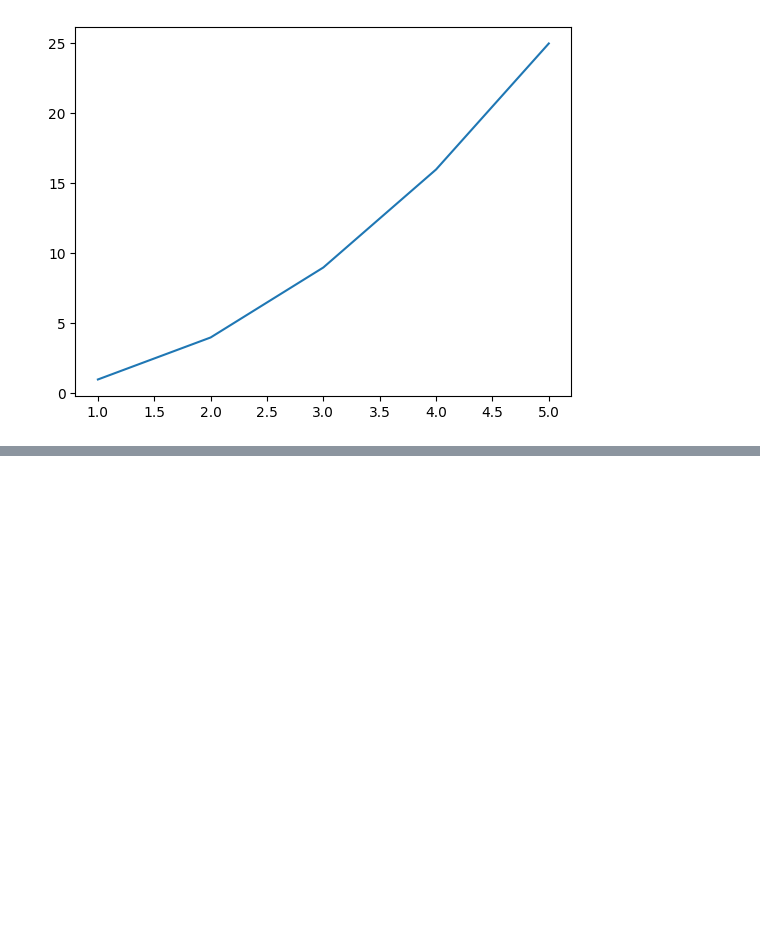
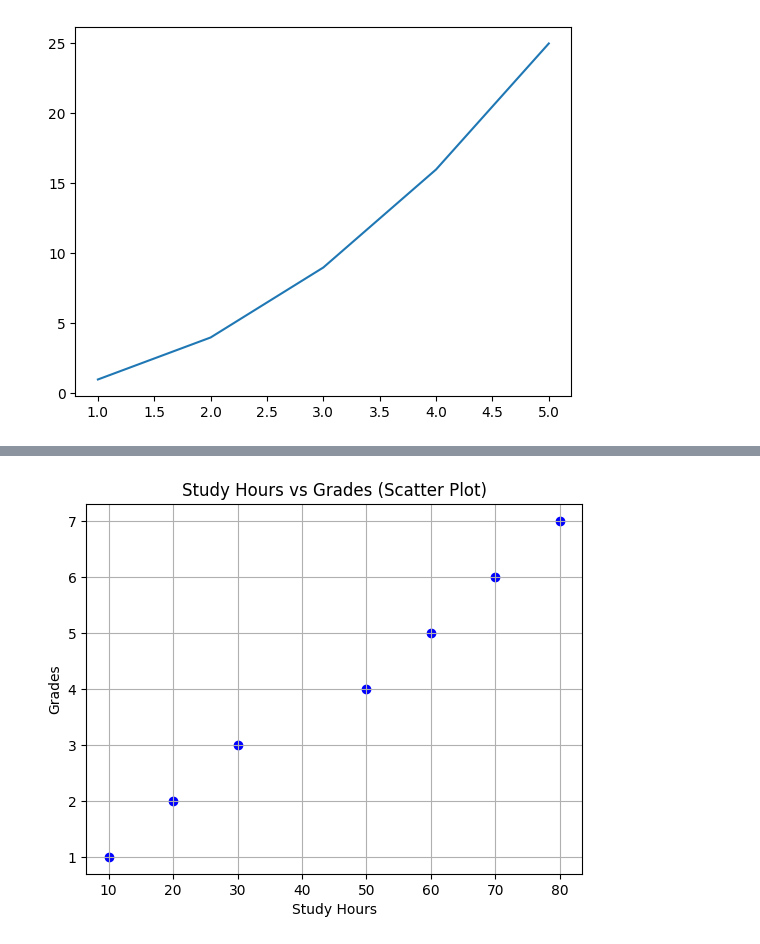
Before and after one commit to BittuKumar26/Machine-learning, a Jupyter notebook: Graph/linear.ipynb, the cells around one changed output, grey strips where cells are left out. Cells and saved outputs as stored; diff of their text form; code cells hidden in the pictures; blank space fills up the shorter version.

```diff
--- a/Graph/linear.ipynb
+++ b/Graph/linear.ipynb
@@ -74,0 +212,21 @@ plt.plot(x,y)
+# %%
+# 2. scatter
+import pandas as pd
+import matplotlib.pyplot as plt
+
+study_hours = [10, 20, 30, 50, 60, 70, 80]
+grades = [1, 2, 3, 4, 5, 6, 7]
+
+df = pd.DataFrame({
+    "Study Hours": study_hours,
+    "Grades": grades
+})
+
+plt.scatter(df["Study Hours"], df["Grades"], color='blue', marker='o')
+plt.xlabel("Study Hours")
+plt.ylabel("Grades")
+plt.title("Study Hours vs Grades (Scatter Plot)")
+plt.grid(True)
+plt.show()
+# %% [output]
+[figure, added]
```
Also changed, not shown: parts of 18 cells of this notebook, 3 other files.
